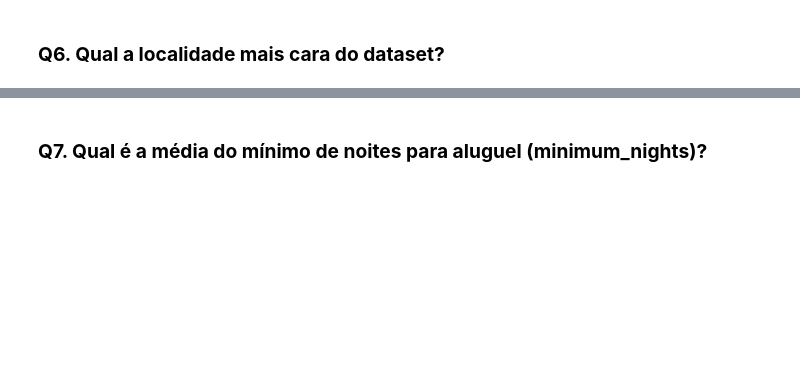
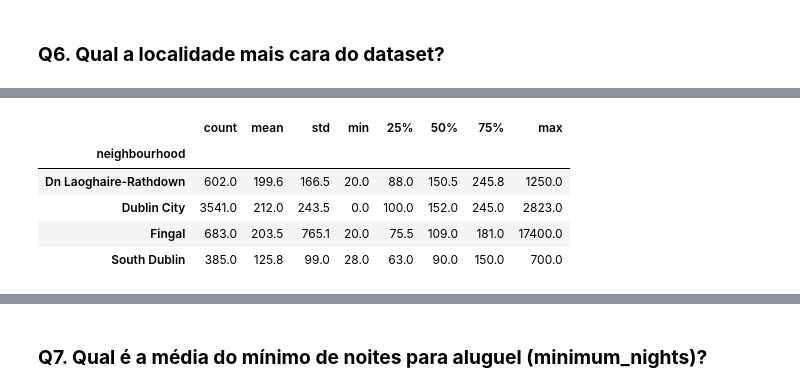
Before and after one commit to JoaoMarcosRamos/analisandodadosairbnb, a Jupyter notebook: Cópia_de_[Template]_Analisando_os_Dados_do_Airbnb.ipynb, the cells around one changed output, grey strips where cells are left out. Cells and saved outputs as stored; diff of their text form; code cells hidden in the pictures; blank space fills up the shorter version.

```diff
--- a/Cópia_de_[Template]_Analisando_os_Dados_do_Airbnb.ipynb
+++ b/Cópia_de_[Template]_Analisando_os_Dados_do_Airbnb.ipynb
@@ -155,0 +216,11 @@ plt.show()
+# %%
+# Demonstrar a estatística descritiva dos preços por bairro.
+
+df.groupby('neighbourhood').price.describe().round(1)
+# %% [output]
+|  | count | mean | std | min | 25% | 50% | 75% | max |
+| neighbourhood |  |  |  |  |  |  |  |  |
+| Dn Laoghaire-Rathdown | 602.0 | 199.6 | 166.5 | 20.0 | 88.0 | 150.5 | 245.8 | 1250.0 |
+| Dublin City | 3541.0 | 212.0 | 243.5 | 0.0 | 100.0 | 152.0 | 245.0 | 2823.0 |
+| Fingal | 683.0 | 203.5 | 765.1 | 20.0 | 75.5 | 109.0 | 181.0 | 17400.0 |
+| South Dublin | 385.0 | 125.8 | 99.0 | 28.0 | 63.0 | 90.0 | 150.0 | 700.0 |
```
Also changed, not shown: parts of 11 cells of this notebook.
